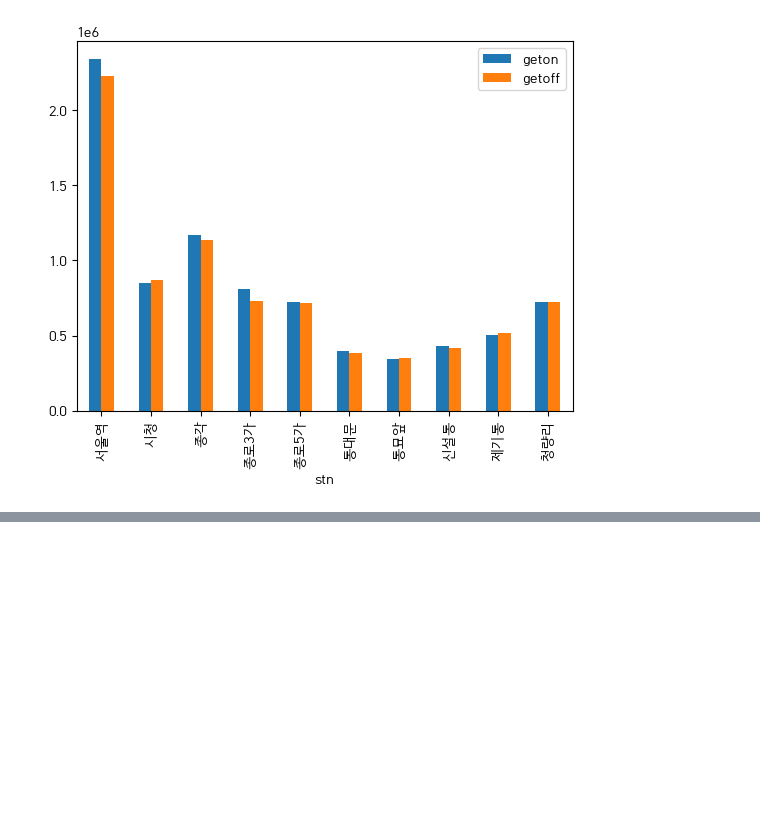
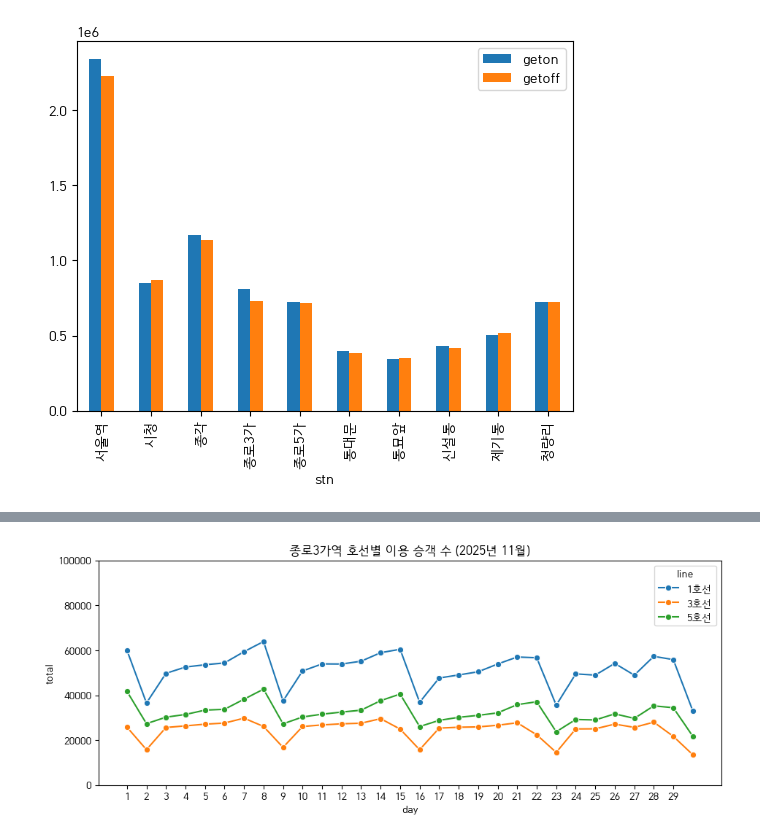
Before and after one commit to hvvrnz/bigdata-finaltest, a Jupyter notebook: 202121158-황윤정-스스로해보기-9.ipynb, the cells around one changed output, grey strips where cells are left out. Drawn from its saved outputs; the diff is of its cells as text; code cells hidden in the pictures; blank space fills up the shorter version.

```diff
--- a/202121158-황윤정-스스로해보기-9.ipynb
+++ b/202121158-황윤정-스스로해보기-9.ipynb
@@ -87,0 +256,8 @@ plt.show()
+# %%
+# 14
+
+data = pd.read_excel("서울시지하철-25-11.xlsx")
+data['day'] = data['date'] % 100
+data['total'] = data['geton'] + data['getoff']
+jong3 = data[data['stn'] == '종로3가']
+jong3.head()
@@ -87,0 +271,13 @@ plt.show()
+# %%
+# 15
+
+fig, ax = plt.subplots(figsize=(11,4))
+
+sns.lineplot(data=jong3, x='day', y='total', hue='line', marker='o', ax=ax)
+ax.set_xticks(np.arange(1,30,1))
+ax.set_ylim(0,100000)
+ax.set_title("종로3가역 호선별 이용 승객 수 (2025년 11월)")
+
+plt.show()
+# %% [output]
+[figure, added]
```
Also changed, not shown: parts of 17 cells of this notebook.
